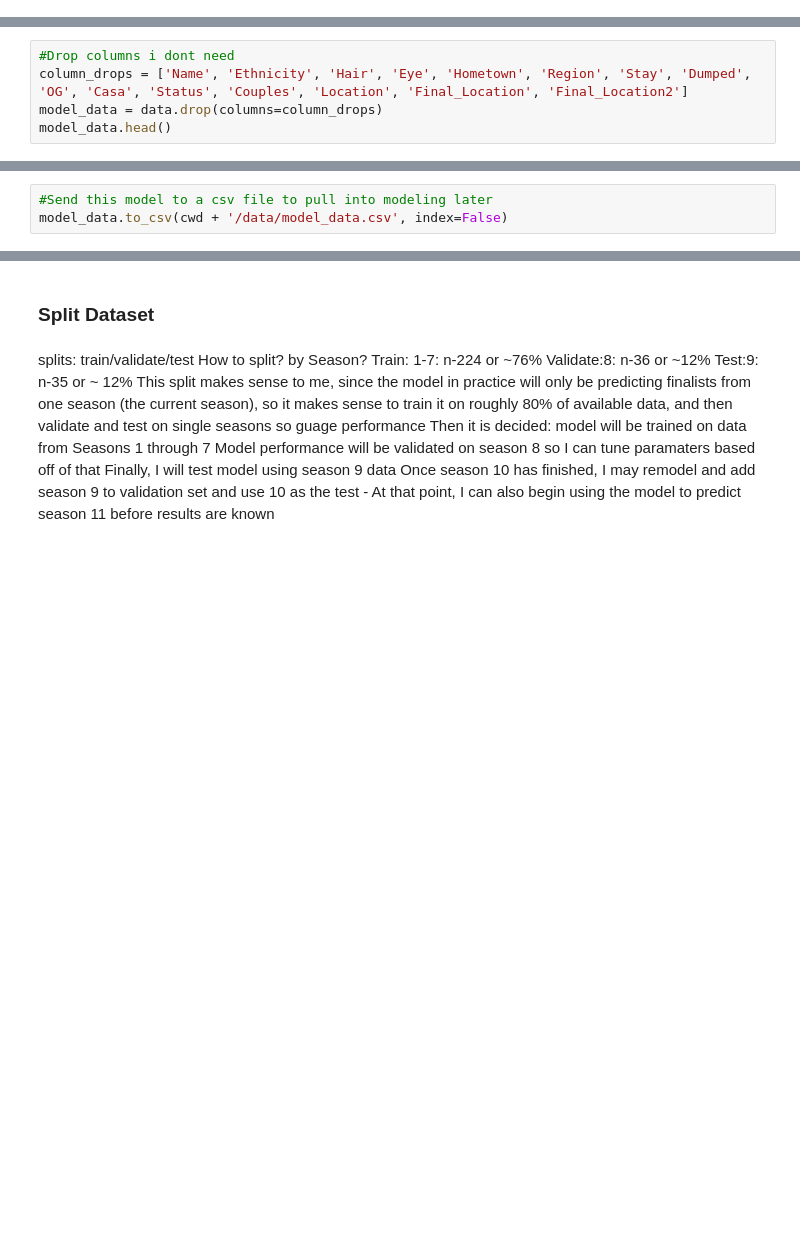
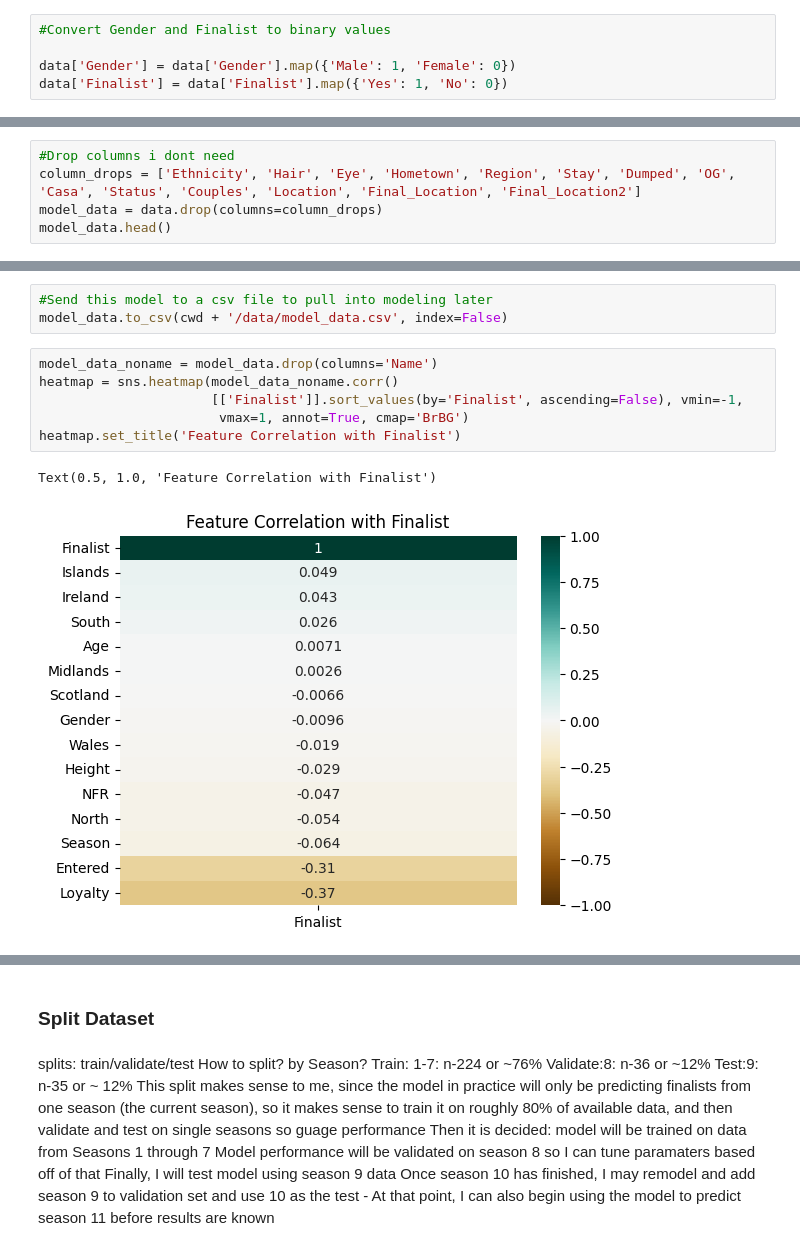
Before and after one commit to JacobWesterbeck/Love-Island-Prediction-Model, a Jupyter notebook: data_preprocessing.ipynb, the cells around one changed output, grey strips where cells are left out. Saved outputs shown, nothing was run; the diff lists cells and outputs as text; blank space fills up the shorter version.

Commit message:
ready for model creation

```diff
--- a/data_preprocessing.ipynb
+++ b/data_preprocessing.ipynb
@@ -139,6 +160,11 @@ I got 640 prominent UK cities and their latitudes from: https://simplemaps.com/d
 North: UK cities above 54 lat
 Midlands: UK cities between 52 and 54 lat
 South: UK cities below  52 lat
+# %%
+#Convert Gender and Finalist to binary values
+
+data['Gender'] = data['Gender'].map({'Male': 1, 'Female': 0})
+data['Finalist'] = data['Finalist'].map({'Yes': 1, 'No': 0})
 # %%
 #Imported latitude of 680 English cities to help seperate contestant locations into regions
 eng_city_data = pd.read_csv(cwd + '/data/english_city_data.csv')
@@ -339,5 +468,5 @@ data.head()
 # %%
 #Drop columns i dont need
-column_drops = ['Name',	'Ethnicity', 'Hair', 'Eye',	'Hometown',	'Region', 'Stay', 'Dumped', 'OG', 'Casa', 'Status', 'Couples', 'Location', 'Final_Location', 'Final_Location2']
+column_drops = ['Ethnicity', 'Hair', 'Eye',	'Hometown',	'Region', 'Stay', 'Dumped', 'OG', 'Casa', 'Status', 'Couples', 'Location', 'Final_Location', 'Final_Location2']
 model_data = data.drop(columns=column_drops)
 model_data.head()
@@ -344,3 +480,12 @@ model_data.head()
 # %%
 #Send this model to a csv file to pull into modeling later
 model_data.to_csv(cwd + '/data/model_data.csv', index=False)
+# %%
+model_data_noname = model_data.drop(columns='Name')
+heatmap = sns.heatmap(model_data_noname.corr()
+                      [['Finalist']].sort_values(by='Finalist', ascending=False), vmin=-1,
+                       vmax=1, annot=True, cmap='BrBG')
+heatmap.set_title('Feature Correlation with Finalist')
+# %% [output]
+Text(0.5, 1.0, 'Feature Correlation with Finalist')
+[figure, added]
```
Also changed, not shown: parts of 25 cells of this notebook, 3 other files.
